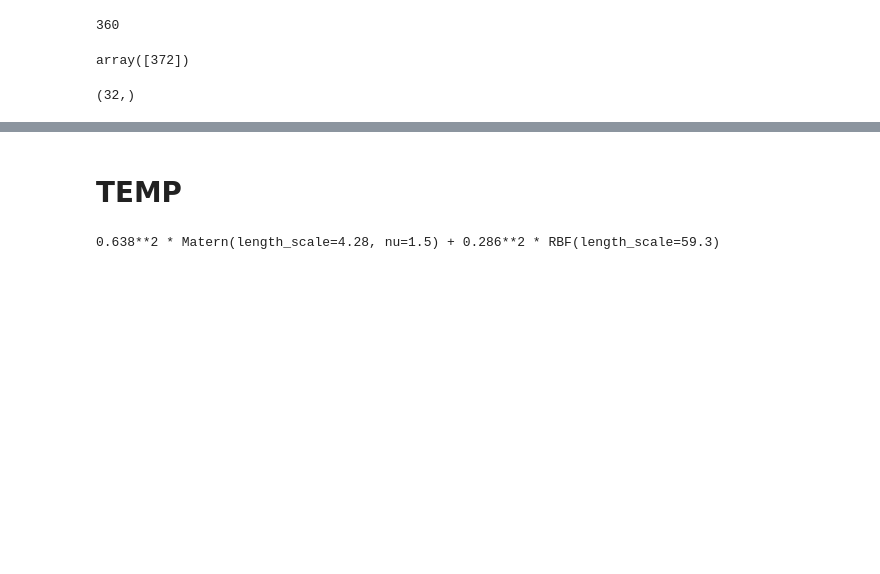
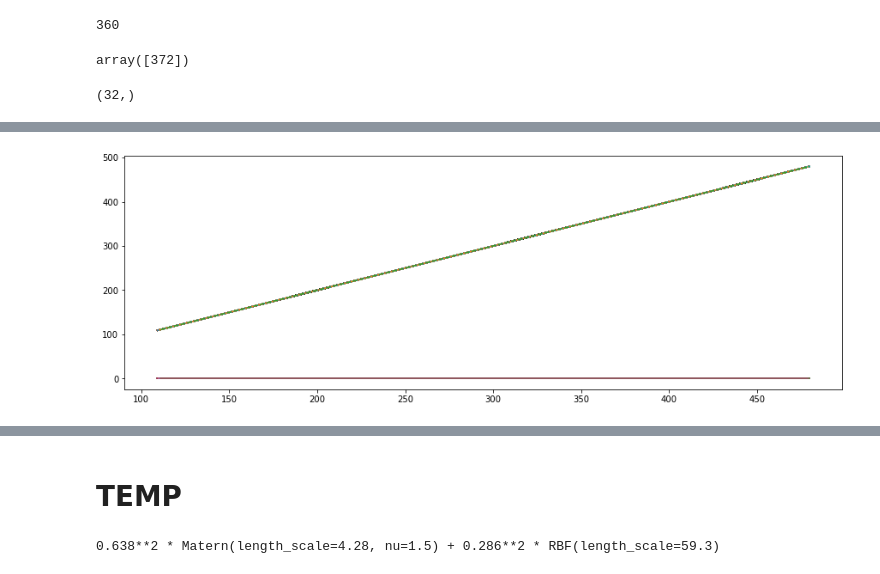
Before and after one commit to Polichinel/Detectron2, a Jupyter notebook: misc/estimating_exposure.ipynb, the cells around one changed output, grey strips where cells are left out. Drawn from its saved outputs; the diff is of its cells as text; code cells hidden in the pictures; blank space fills up the shorter version.

```diff
--- a/misc/estimating_exposure.ipynb
+++ b/misc/estimating_exposure.ipynb
@@ -74,0 +168,7 @@ plt.show()
+# %%
+plt.figure(figsize =  [15,5])
+plt.plot(x_new, y_new, '--', label="log best")
+plt.plot(x_new, mean_prediction, label="Mean prediction")
+plt.show()
+# %% [output]
+[figure, added]
```
Also changed, not shown: parts of 22 cells of this notebook.
